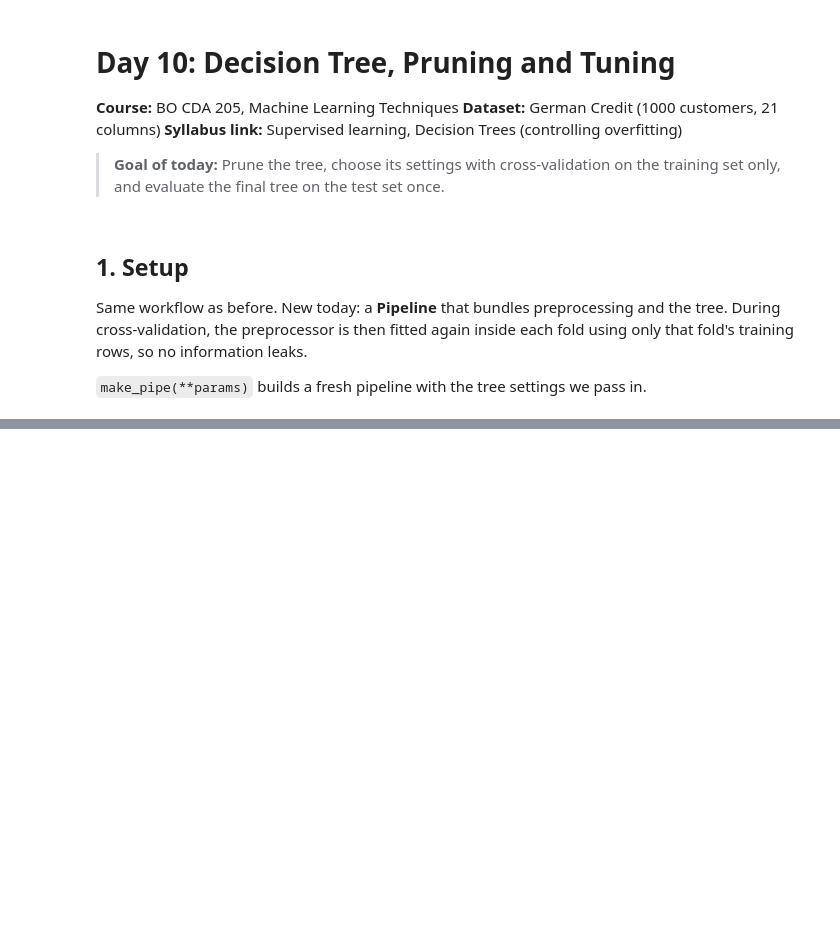
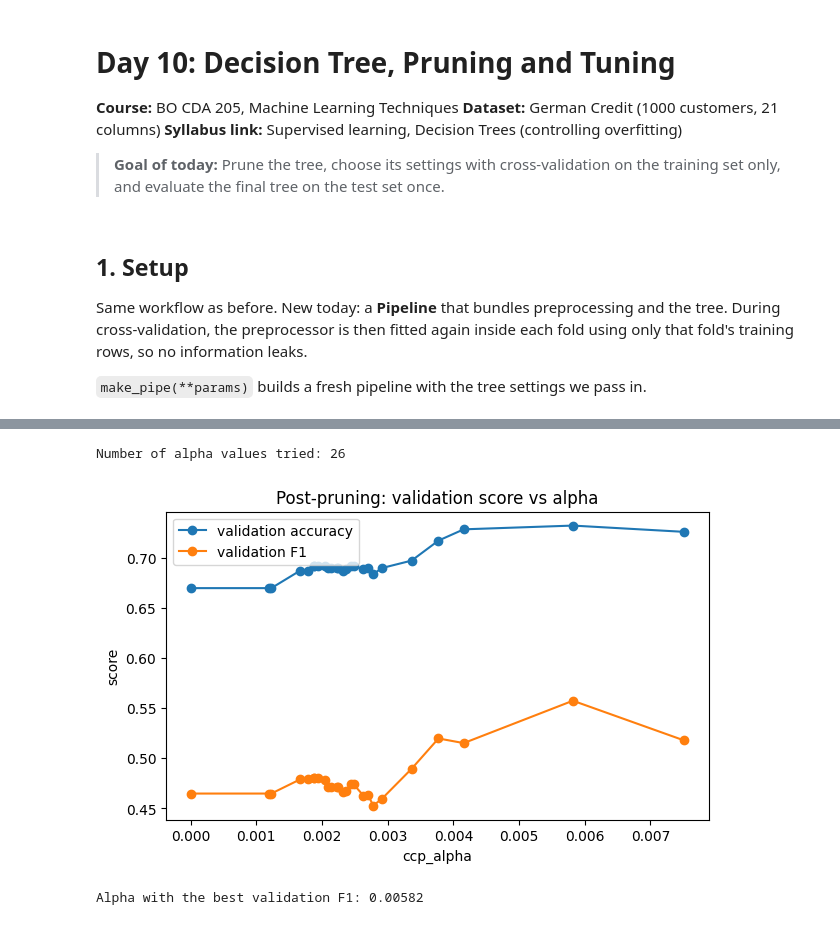
Before and after one commit to dhiru69-tech/ML-Techniques-Lab-Project, a Jupyter notebook: notebooks/day10_decision_tree_tuning.ipynb, the cells around one changed output, grey strips where cells are left out. Cells and saved outputs as stored; diff of their text form; code cells hidden in the pictures; blank space fills up the shorter version.

```diff
--- a/notebooks/day10_decision_tree_tuning.ipynb
+++ b/notebooks/day10_decision_tree_tuning.ipynb
@@ -76,0 +134,35 @@ print("Train:", X_train.shape, "| Test:", X_test.shape)
+# %%
+# Fit preprocessing on the training set, then ask for the pruning path
+Xtr_p = clone(preprocess).fit_transform(X_train)
+path = DecisionTreeClassifier(random_state=42).cost_complexity_pruning_path(Xtr_p, y_train)
+
+alphas = path.ccp_alphas[:-1]            # the last alpha leaves only the root
+step = max(1, len(alphas) // 25)         # keep about 25 values so it runs fast
+alphas = alphas[::step]
+print("Number of alpha values tried:", len(alphas))
+
+rows = []
+for a in alphas:
+    res = cross_validate(
+        make_pipe(ccp_alpha=a), X_train, y_train, cv=cv,
+        scoring={'acc': 'accuracy', 'f1': 'f1'}
+    )
+    rows.append({'alpha': a, 'val_acc': res['test_acc'].mean(), 'val_f1': res['test_f1'].mean()})
+
+alpha_table = pd.DataFrame(rows)
+
+plt.figure(figsize=(7, 4))
+plt.plot(alpha_table['alpha'], alpha_table['val_acc'], marker='o', label='validation accuracy')
+plt.plot(alpha_table['alpha'], alpha_table['val_f1'], marker='o', label='validation F1')
+plt.xlabel("ccp_alpha")
+plt.ylabel("score")
+plt.title("Post-pruning: validation score vs alpha")
+plt.legend()
+plt.show()
+
+best_alpha = alpha_table.loc[alpha_table['val_f1'].idxmax(), 'alpha']
+print("Alpha with the best validation F1:", round(best_alpha, 5))
+# %% [output]
+Number of alpha values tried: 26
+[figure, added]
+Alpha with the best validation F1: 0.00582
```
Also changed, not shown: parts of 6 cells of this notebook.
